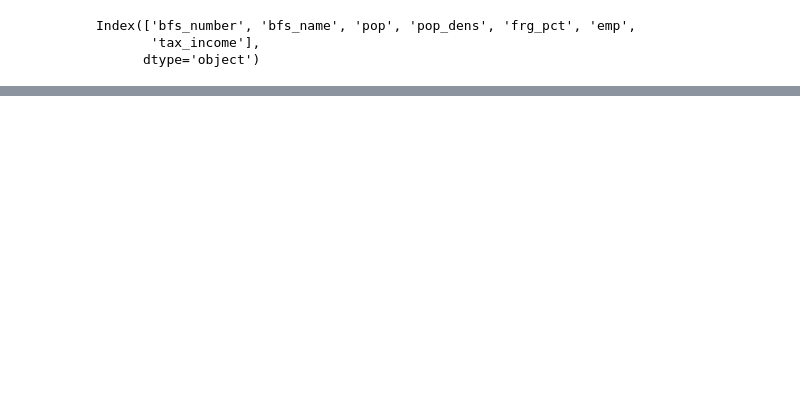
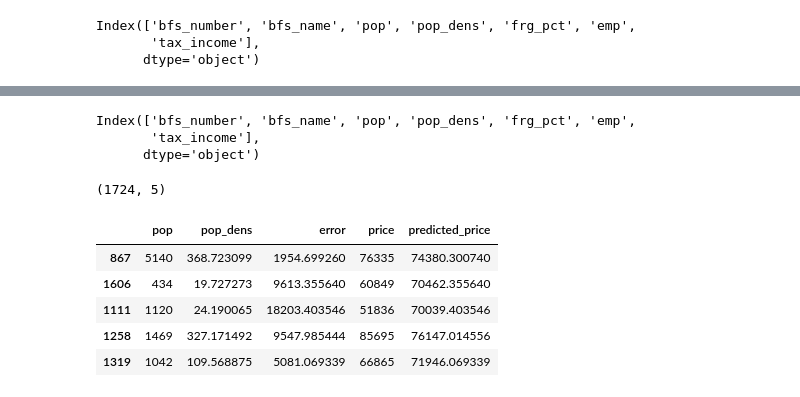
Before and after one commit to keokev01/Exercise-3, a Jupyter notebook: uebung3.ipynb, the cells around one changed output, grey strips where cells are left out. Saved outputs shown, nothing was run; the diff lists cells and outputs as text; code cells hidden in the pictures; blank space fills up the shorter version.

```diff
--- a/uebung3.ipynb
+++ b/uebung3.ipynb
@@ -95,0 +283,47 @@ Index(['bfs_number', 'bfs_name', 'pop', 'pop_dens', 'frg_pct', 'emp',
+# %%
+print(df.columns)
+# %% [output]
+Index(['bfs_number', 'bfs_name', 'pop', 'pop_dens', 'frg_pct', 'emp',
+       'tax_income'],
+      dtype='object')
+# %%
+from sklearn.model_selection import cross_val_predict
+from sklearn.pipeline import Pipeline
+from sklearn.preprocessing import PolynomialFeatures
+from sklearn.linear_model import LinearRegression
+import pandas as pd
+import numpy as np
+
+# Definieren des polynomialen Modells
+polynomial_model = Pipeline([
+    ("polynomial_features", PolynomialFeatures(degree=2)),
+    ("linear_regression", LinearRegression())
+])
+
+
+
+# Trainieren des Modells
+polynomial_model.fit(X_train, y_train)
+
+# Holen aller Vorhersagen für den Trainingssatz mittels Cross-Validation
+y_train_predict = cross_val_predict(polynomial_model, X_train, y_train, cv=5)
+
+# DataFrame zur Analyse erstellen
+df_new = pd.DataFrame(X_train, columns=X_train.columns, copy=True)
+df_new['error'] = np.abs(y_train_predict - y_train)
+df_new['price'] = y_train
+df_new['predicted_price'] = y_train_predict
+
+
+
+# Ergebnisse anzeigen
+print(df_new.shape)
+df_new.head()
+# %% [output]
+(1724, 5)
+|  | pop | pop_dens | error | price | predicted_price |
+| 867 | 5140 | 368.723099 | 1954.699260 | 76335 | 74380.300740 |
+| 1606 | 434 | 19.727273 | 9613.355640 | 60849 | 70462.355640 |
+| 1111 | 1120 | 24.190065 | 18203.403546 | 51836 | 70039.403546 |
+| 1258 | 1469 | 327.171492 | 9547.985444 | 85695 | 76147.014556 |
+| 1319 | 1042 | 109.568875 | 5081.069339 | 66865 | 71946.069339 |
```
Also changed, not shown: parts of 29 cells of this notebook, 4 other files.
